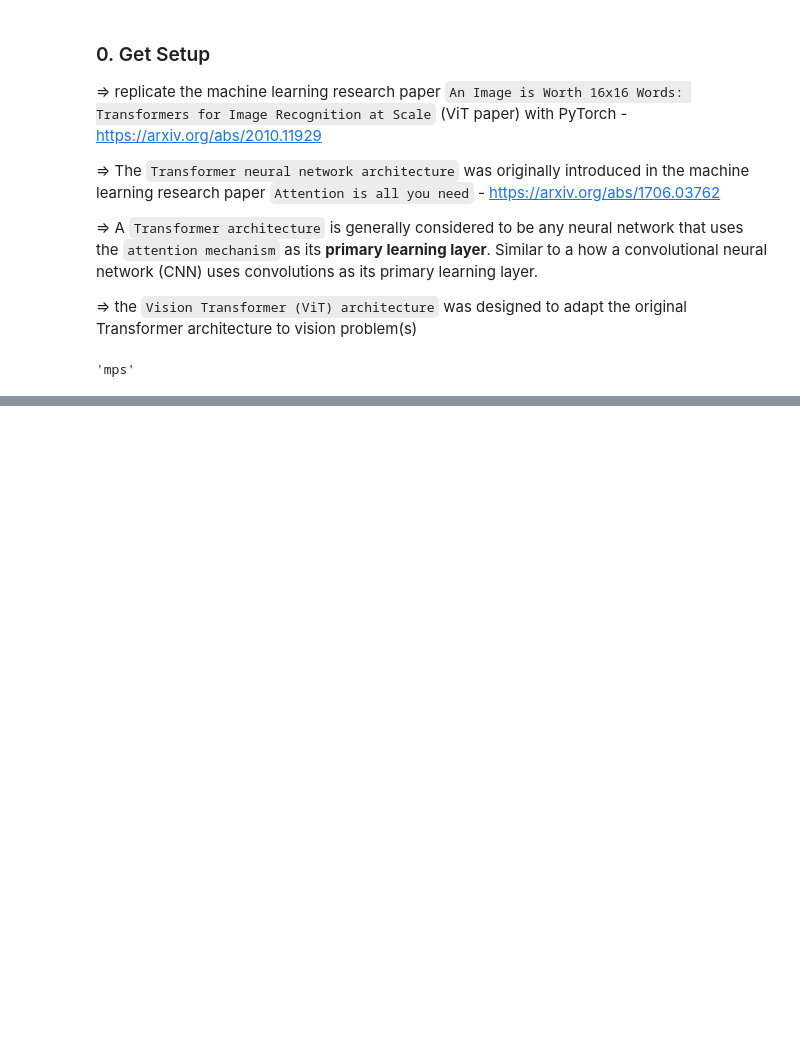
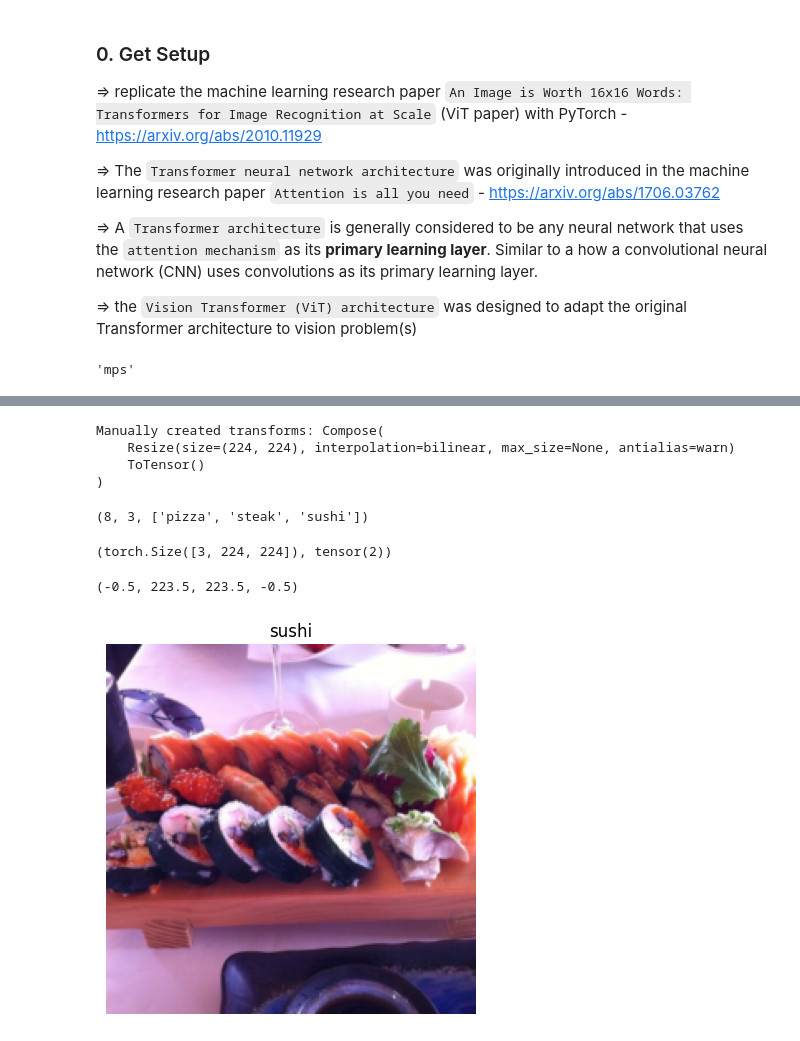
Before and after one commit to ZyWang7/PyTorch-for-DL-ML, a Jupyter notebook: 08_Paper_Replicating.ipynb, the cells around one changed output, grey strips where cells are left out. Saved outputs shown, nothing was run; the diff lists cells and outputs as text; code cells hidden in the pictures; blank space fills up the shorter version.

Commit message:
Prepare the data

```diff
--- a/08_Paper_Replicating.ipynb
+++ b/08_Paper_Replicating.ipynb
@@ -68,0 +96,53 @@ device
+# %%
+from go_modular import data_setup
+from torchvision import transforms
+
+# Create image size -> comes from Table 3 of the ViT paper
+IMG_SIZE = 224
+
+# Create transforms pipline
+manual_transforms = transforms.Compose([
+    transforms.Resize((IMG_SIZE, IMG_SIZE)),
+    transforms.ToTensor()
+])
+print(f"Manually created transforms: {manual_transforms}")
+# %% [output]
+Manually created transforms: Compose(
+    Resize(size=(224, 224), interpolation=bilinear, max_size=None, antialias=warn)
+    ToTensor()
+)
+# %%
+BATCH_SIZE = 32
+
+# create dataloaders
+train_dataloader, test_dataloader, class_names = data_setup.create_dataloaders(
+    train_dir=train_dir,
+    test_dir=test_dir,
+    transform=manual_transforms,
+    batch_size=BATCH_SIZE
+)
+
+len(train_dataloader), len(test_dataloader), class_names
+# %% [output]
+(8, 3, ['pizza', 'steak', 'sushi'])
+# %%
+# get a single image and label from a batch of data and inspect their shapes
+
+# get a batch of images
+img_batch, label_batch = next(iter(train_dataloader))
+
+# get a single image and label
+img, label = img_batch[0], label_batch[0]
+
+# view the shape
+img.shape, label
+# %% [output]
+(torch.Size([3, 224, 224]), tensor(2))
+# %%
+# plot the image
+plt.imshow(img.permute(1, 2, 0))
+plt.title(class_names[label])
+plt.axis(False)
+# %% [output]
+(-0.5, 223.5, 223.5, -0.5)
+[figure, added]
```
Also changed, not shown: parts of 4 cells of this notebook.
